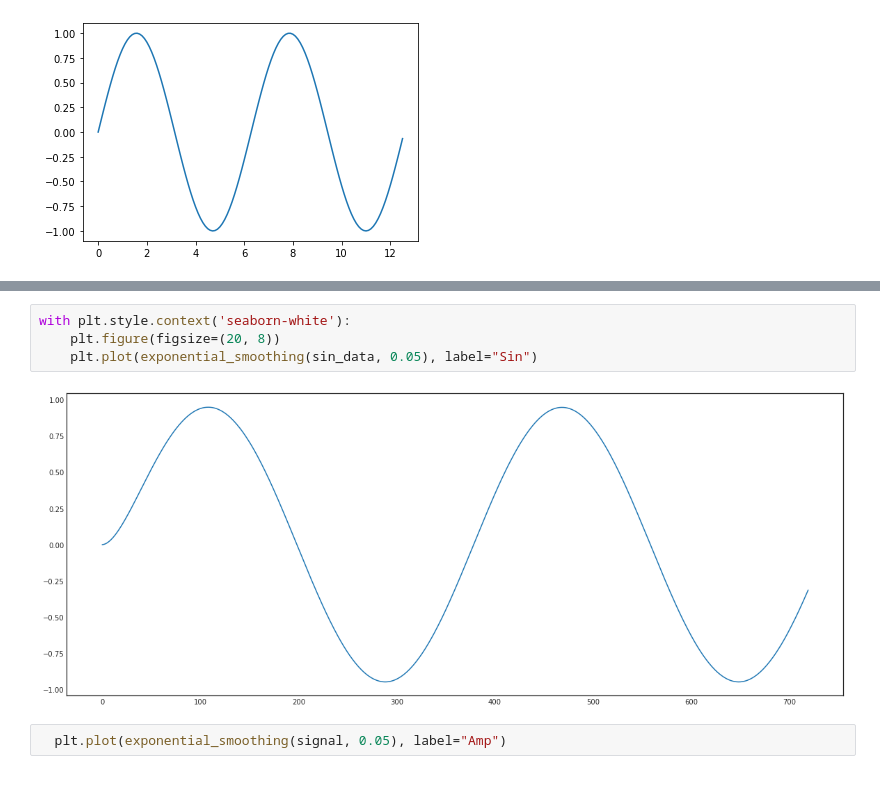
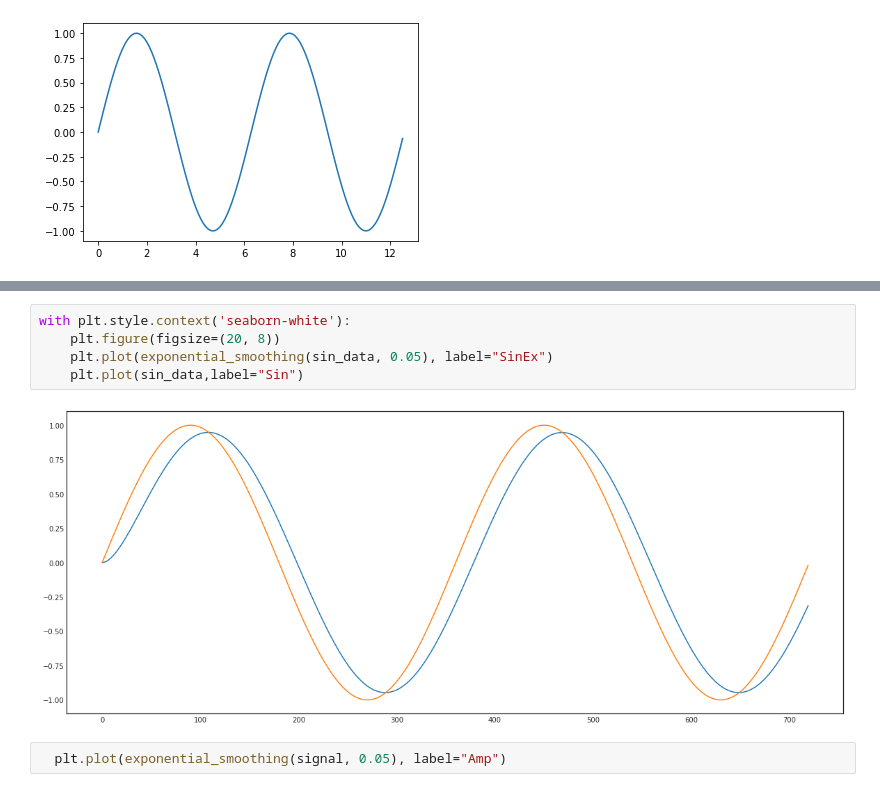
Before and after one commit to Max25112/PythonApplication1, a Jupyter notebook: PythonApplication1/practise.ipynb, the cells around one changed output, grey strips where cells are left out. Cells and saved outputs as stored; diff of their text form.

```diff
--- a/PythonApplication1/practise.ipynb
+++ b/PythonApplication1/practise.ipynb
@@ -209,9 +287,10 @@ def exponential_smoothing(series, alpha):
 # %%
 with plt.style.context('seaborn-white'):
     plt.figure(figsize=(20, 8))
-    plt.plot(exponential_smoothing(sin_data, 0.05), label="Sin")
+    plt.plot(exponential_smoothing(sin_data, 0.05), label="SinEx")
+    plt.plot(sin_data,label="Sin")
 # %% [output]
-[figure, old version]
+[figure, new version]
 # %%
   plt.plot(exponential_smoothing(signal, 0.05), label="Amp")
 # %% [output]
```
Also changed, not shown: parts of 21 cells of this notebook, 1 other file.
